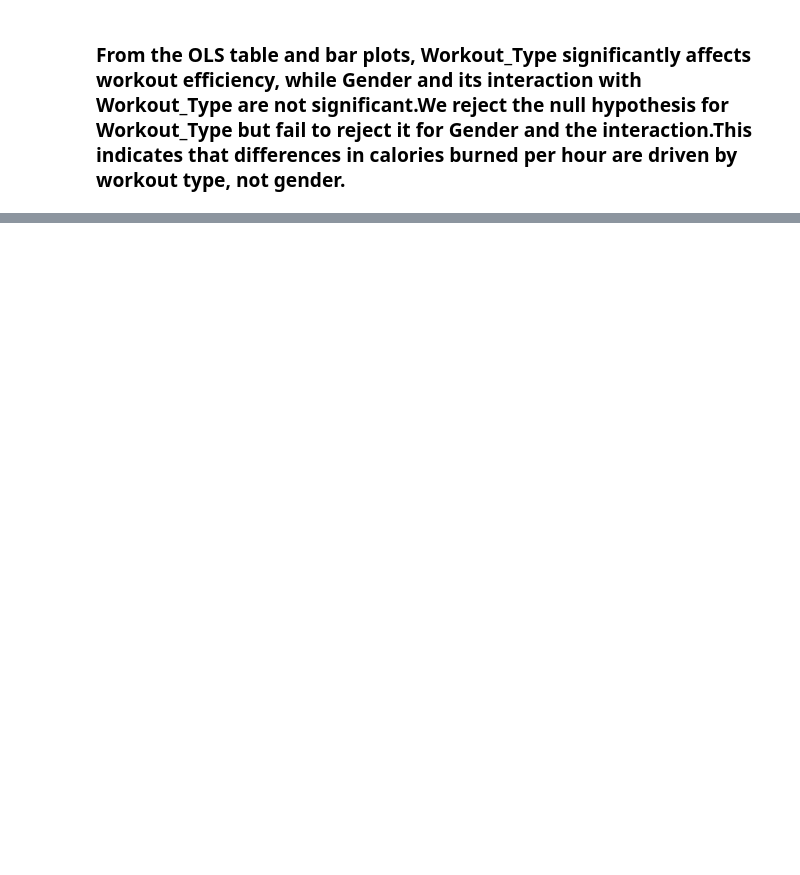
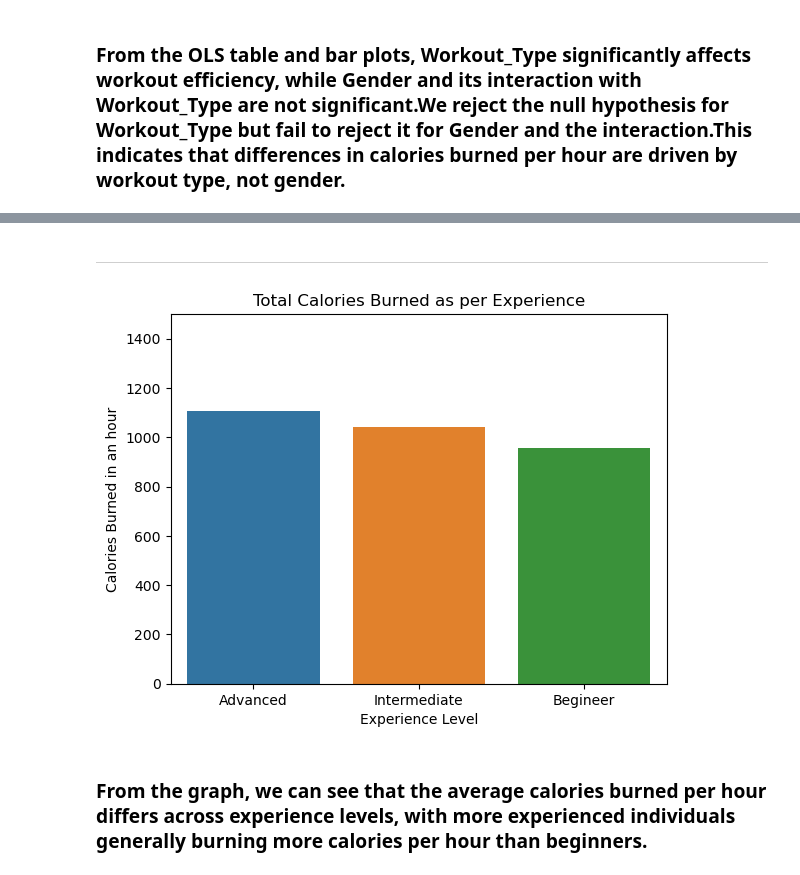
Before and after one commit to suzaladhikari/Fitness_App, a Jupyter notebook: Analysis_Data/analytics.ipynb, the cells around one changed output, grey strips where cells are left out. Saved outputs shown, nothing was run; the diff lists cells and outputs as text; code cells hidden in the pictures; blank space fills up the shorter version.

```diff
--- a/Analysis_Data/analytics.ipynb
+++ b/Analysis_Data/analytics.ipynb
@@ -169,0 +229,37 @@ Notes:
+# %% [markdown]
+---
+# %%
+query = """with experience as (
+	select *,
+	case
+		when "Experience_Level" < 2.0 then 'Begineer'
+		when "Experience_Level" >= 2.0 and "Experience_Level" < 3.0 then 'Intermediate'
+		else 'Advanced'
+	end as Experience_Status
+	from cleaned
+),
+agg as (
+	select
+		avg("Calories_Burned"/"Session_Duration (hours)") as Calories_Burned_Per_Hour,
+		avg("pct_maxHR") as Average_Heart_Rate,
+		Experience_Status
+	from experience
+	group by Experience_Status
+
+)
+select * from agg
+"""
+
+experience_matters = pd.read_sql(query, connection)
+experience_matters.head(5)
+
+sns.barplot(x = 'experience_status', y = 'calories_burned_per_hour', data = experience_matters, hue = 'experience_status')
+plt.ylim(0,1500)
+plt.xlabel('Experience Level')
+plt.ylabel('Calories Burned in an hour')
+plt.title('Total Calories Burned as per Experience')
+plt.show()
+# %% [output]
+[figure, added]
+# %% [markdown]
+### From the graph, we can see that the average calories burned per hour differs across experience levels, with more experienced individuals generally burning more calories per hour than beginners.
```
Also changed, not shown: parts of 4 cells of this notebook.
